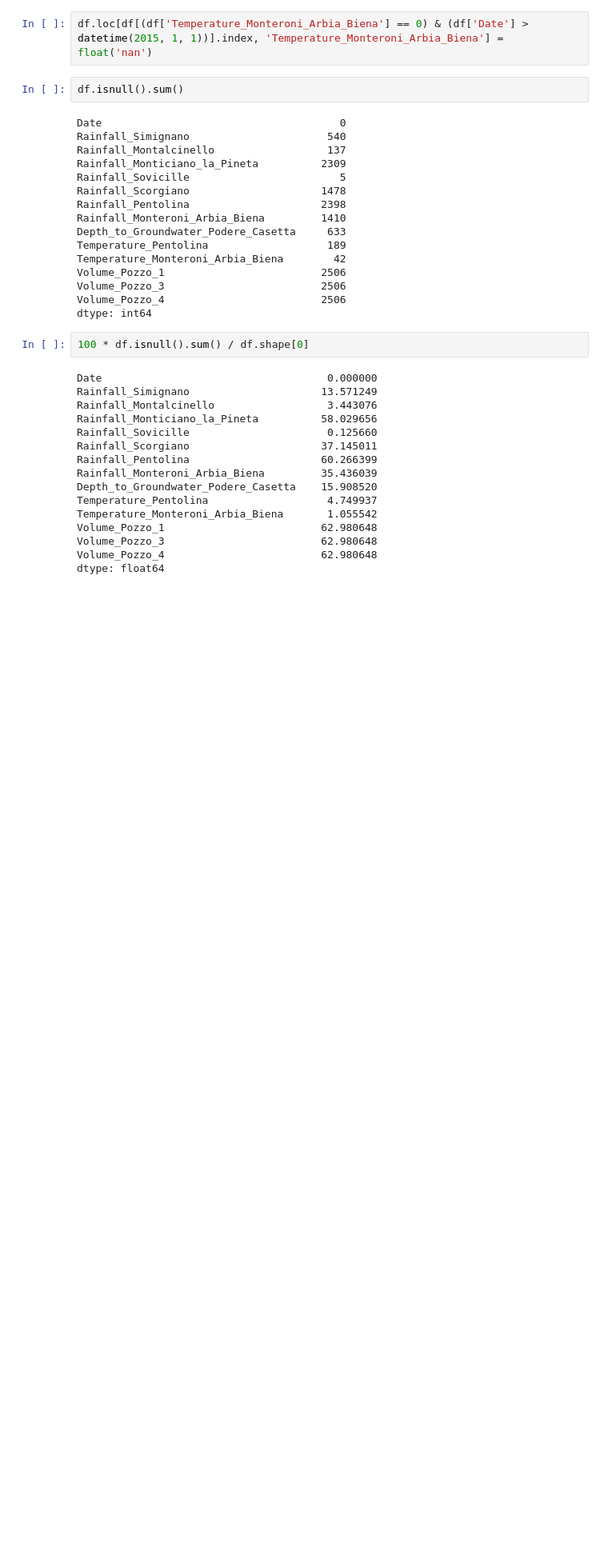
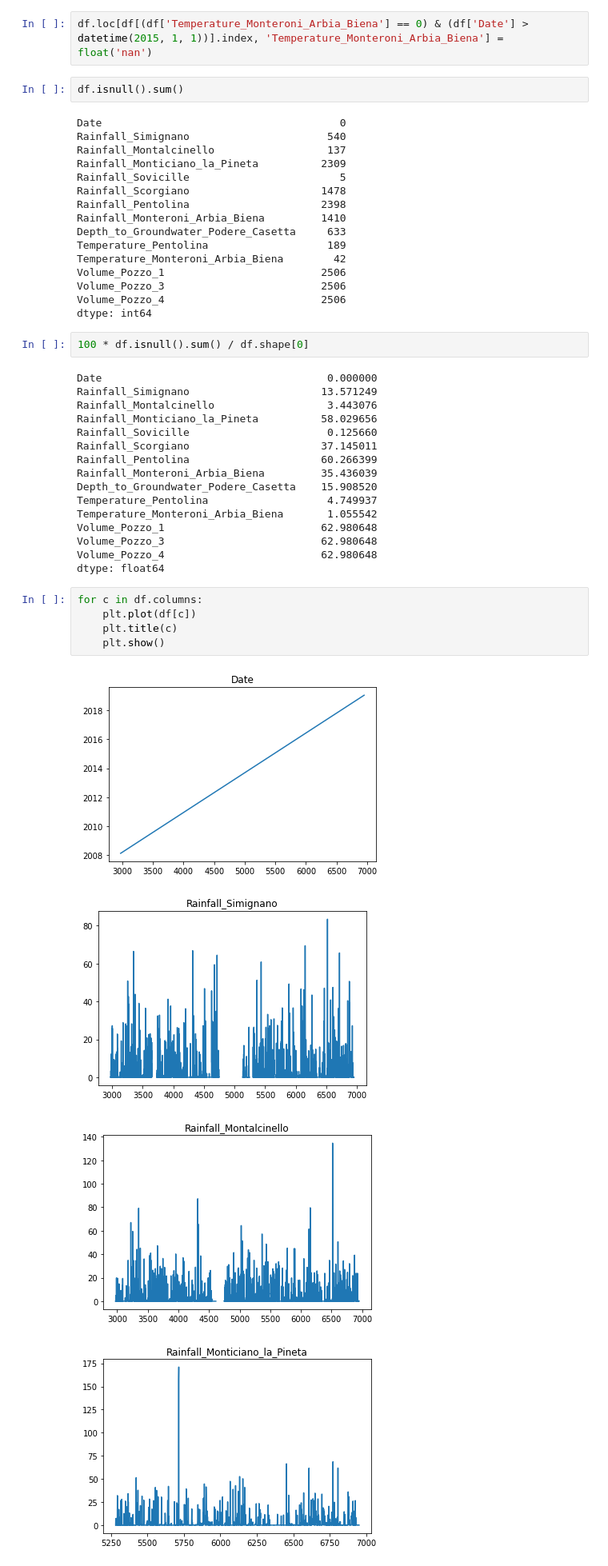
Before and after one commit to cshields143/acea_kaggle, a Jupyter notebook: notebooks/eda/aquifer/luco.ipynb, the cells around one changed output. Shown: that part at 80% size. Saved outputs shown, nothing was run; the diff lists cells and outputs as text; blank space fills up the shorter version.

```diff
--- a/notebooks/eda/aquifer/luco.ipynb
+++ b/notebooks/eda/aquifer/luco.ipynb
@@ -344,3 +344,13 @@ Volume_Pozzo_1                         62.980648
 Volume_Pozzo_3                         62.980648
 Volume_Pozzo_4                         62.980648
 dtype: float64
+# %%
+for c in df.columns:
+    plt.plot(df[c])
+    plt.title(c)
+    plt.show()
+# %% [output]
+[figure, added]
+[figure, added]
+[figure, added]
+[figure, added]
```
Also changed, not shown: parts of 2 cells of this notebook.
